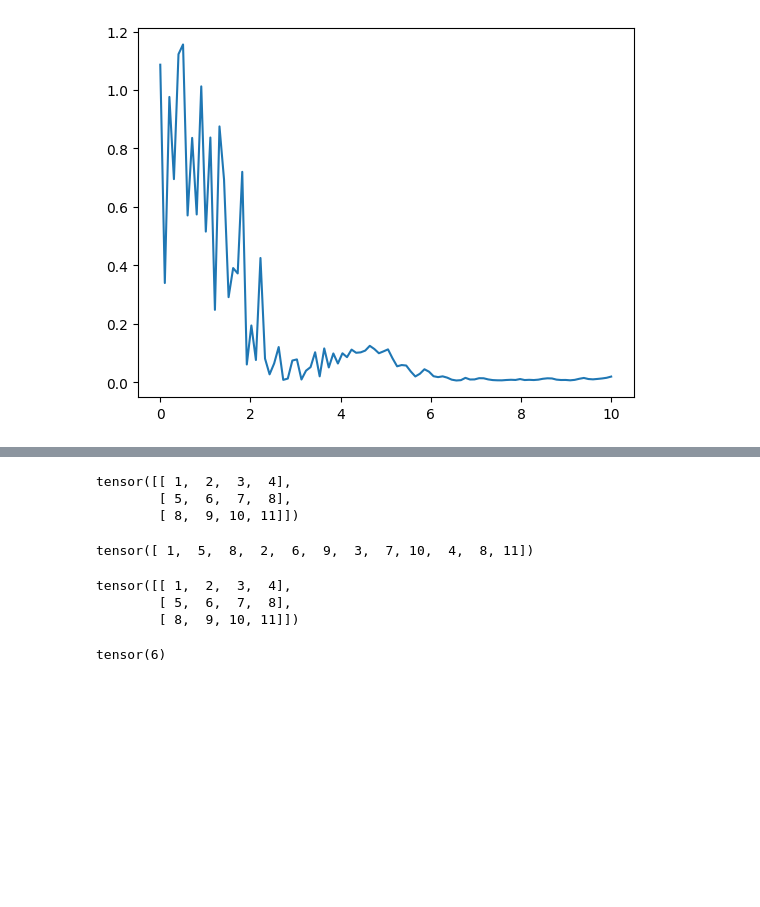
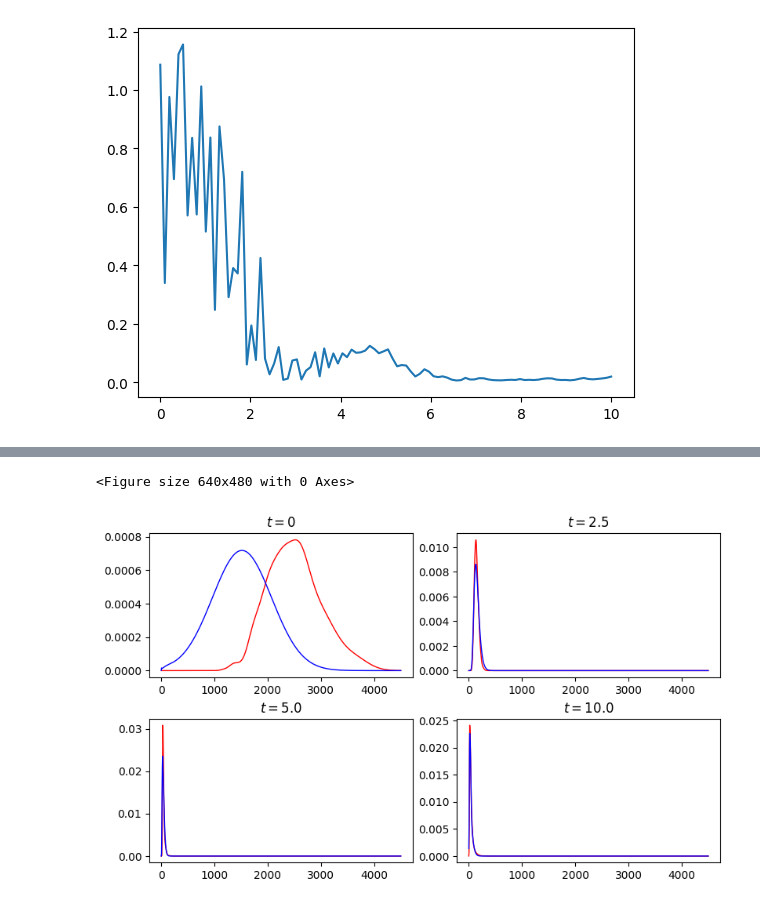
Before and after one commit to honglizhaobob/dl-hidimuq, a Jupyter notebook: code/LinearOscillator/python/PINF.ipynb, the cells around one changed output, grey strips where cells are left out. Cells and saved outputs as stored; diff of their text form; code cells hidden in the pictures; blank space fills up the shorter version.

```diff
--- a/code/LinearOscillator/python/PINF.ipynb
+++ b/code/LinearOscillator/python/PINF.ipynb
@@ -160,18 +80,0 @@ tensor([-4.5455e+00, -4.0909e+00, -3.6364e+00, -3.1818e+00, -2.7273e+00,
-# %%
-test = torch.tensor([[1,2,3,4],[5,6,7,8],[8,9,10,11]])
-test
-# %% [output]
-tensor([[ 1,  2,  3,  4],
-        [ 5,  6,  7,  8],
-        [ 8,  9, 10, 11]])
-# %%
-test2 = test.T.flatten()
-test2
-# %% [output]
-tensor([ 1,  5,  8,  2,  6,  9,  3,  7, 10,  4,  8, 11])
-# %%
-test2.reshape(4, 3).T
-# %% [output]
-tensor([[ 1,  2,  3,  4],
-        [ 5,  6,  7,  8],
-        [ 8,  9, 10, 11]])
@@ -183,4 +81,26 @@ xgrid = torch.linspace(-5, 5, nx)
-# %%
-torch.sum(torch.tensor([1,2,3]))
-# %% [output]
-tensor(6)
+# %%
+plt.figure(1);
+fig, ax = plt.subplots(2, 2);
+ax[0, 0].plot(x_sample, subsample_density[0, :], label="KDE", lw=1.0, color="red");
+ax[0, 0].plot(x_sample, prediction[0, :], label="tNF", lw=1.0, color="blue");
+ax[0, 0].set_title(r"$t = 0$");
+
+ax[0, 1].plot(x_sample, subsample_density[24, :], label="KDE", lw=1.0, color="red");
+ax[0, 1].plot(x_sample, prediction[24, :], label="tNF", lw=1.0, color="blue");
+ax[0, 1].set_title(r"$t = 2.5$");
+
+ax[1, 0].plot(x_sample, subsample_density[49, :], label="KDE", lw=1.0, color="red");
+ax[1, 0].plot(x_sample, prediction[49, :], label="tNF", lw=1.0, color="blue");
+ax[1, 0].set_title(r"$t = 5.0$");
+
+ax[1, 1].plot(x_sample, subsample_density[99, :], label="KDE", lw=1.0, color="red");
+ax[1, 1].plot(x_sample, prediction[99, :], label="tNF", lw=1.0, color="blue");
+ax[1, 1].set_title(r"$t = 10.0$");
+
+fig.set_figwidth(8);
+fig.tight_layout(pad=0.5);
+
+plt.savefig("./fig/tNFDE.png", dpi=100);
+# %% [output]
+<Figure size 640x480 with 0 Axes>
+[figure, added]
```
Also changed, not shown: parts of 19 cells of this notebook, 5 other files.
